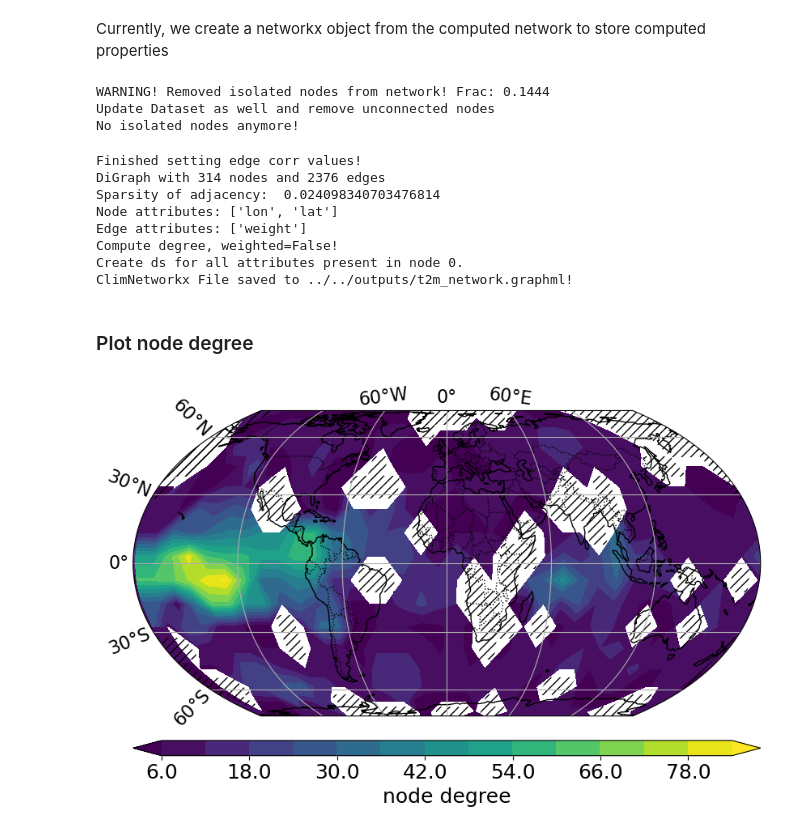
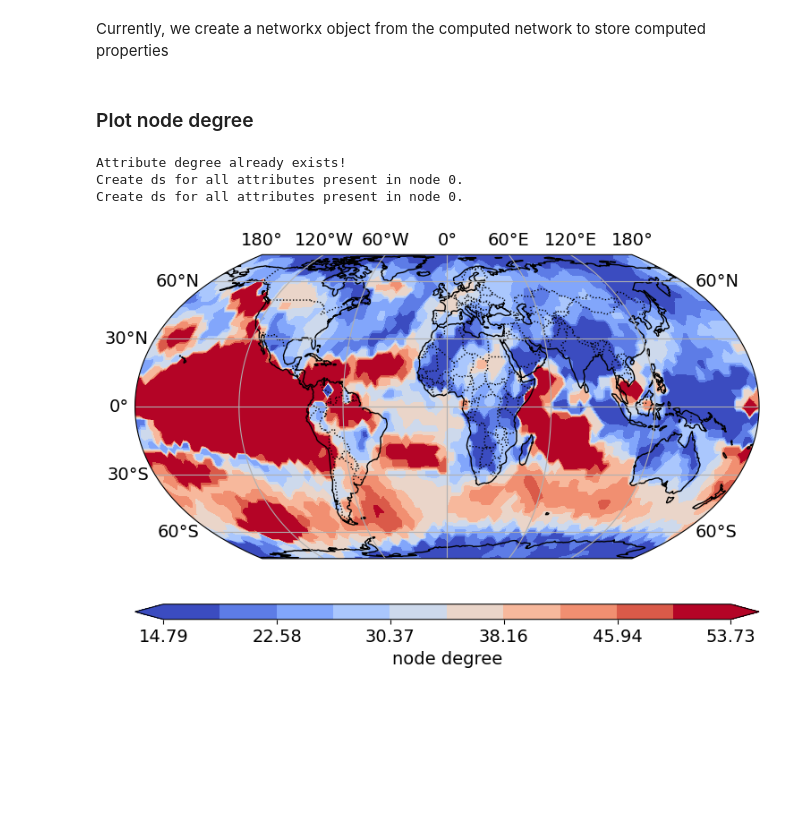
Before and after one commit to mlcs/climnet, a Jupyter notebook: bin/tutorials/create_net.ipynb, the cells around one changed output. Saved outputs shown, nothing was run; the diff lists cells and outputs as text; code cells hidden in the pictures; blank space fills up the shorter version.

Commit message:
Updated Climnetworkx. Updated tutorial.

```diff
--- a/bin/tutorials/create_net.ipynb
+++ b/bin/tutorials/create_net.ipynb
@@ -2,16 +2,16 @@
 # Create Climate Network of monthly 2m temperature from ERA5
 # %%
 import numpy as np
-from climnet.dataset import AnomalyDataset
+import climnet.datasets.dataset as cds
 import climnet.network.net as net
-import climnet.network.clim_networkx as nx
-from climnet.utils import time_utils
-import climnet.plots as cplt
+import climnet.network.clim_networkx as cn
+import geoutils.utils.time_utils as tut
+import geoutils.plotting.plots as gplt
 from importlib import reload
 
 # Set parameters and paths
-datapath = '../../data/t2m/2m_temperature_monthly_1979_2020.nc'
-datapath = '/home/strnad/data/era5/2m_temperature/2m_temperature_sfc_1979_2020_mon_mean.nc'
+datapath = '/home/strnad/data/climnet/outputs/climate_data/'
+datafile = f'{datapath}/era5_t2m_2.5_ds.nc'
 # %% [markdown]
 ### Regridding of data to an equidistant grid
 The data is interpolated to an (approximately) uniformly spaced Fekete Grid.
@@ -49,0 +46,2 @@ Created dayofyearly anomalies!
+# %%
+ds.set_var('an_dayofyear')
@@ -65,0 +54,20 @@ Created adjacency matrix.
+# %%
+reload(cn)
+Net = cn.Clim_NetworkX(dataset=ds)
+# Create Correlation Climnet
+corr_method = 'spearman'
+sig_test = 'twosided'
+post_hoc = 'standard'
+density = 0.05
+threshold = None
+weighted = True
+
+Net.create(method='corr',
+           corr_method=corr_method,
+           stat_test=sig_test,
+           confidence=0.99,
+           significance_test=post_hoc,
+           threshold=threshold,
+           density=density,
+           weighted=weighted,
+           )
@@ -86,41 +90,22 @@ Network stored to ../../outputs/t2m_fekete_net_lb.npz!
 # %% [markdown]
 Currently, we create a networkx object from the computed network to store computed properties
-# %%
-reload(nx)
-cnx = nx.Clim_NetworkX(dataset=ds,
-                    network=Net,
-                    weighted=True)
-
-# Compute node degree
-cnx.compute_network_attrs('degree')
-# save network as networkx file
-cnx.save(savepath='../../outputs/t2m_network.graphml')
-# %% [output]
-WARNING! Removed isolated nodes from network! Frac: 0.1444
-Update Dataset as well and remove unconnected nodes
-No isolated nodes anymore!
-Finished setting edge corr values!
-DiGraph with 314 nodes and 2376 edges
-Sparsity of adjacency:  0.024098340703476814
-Node attributes: ['lon', 'lat']
-Edge attributes: ['weight']
-Compute degree, weighted=False!
-Create ds for all attributes present in node 0.
-ClimNetworkx File saved to ../../outputs/t2m_network.graphml!
 # %% [markdown]
 ### Plot node degree
 # %%
-reload(cplt)
-im = cplt.plot_map(cnx.ds,
-                   cnx.ds_nx['degree'],
+reload(gplt)
+Net.compute_network_attrs('degree')
+Net.create_ds()
+im = gplt.plot_map(Net.ds_nx['weighted_degree'],
                    plot_type='contourf',
-                   significant_mask=True,
                    projection='EqualEarth',
                    plt_grid=True,
-                   levels=15,
+                   levels=10,
                    tick_step=2,
                    round_dec=3,
                    label='node degree'
                    )
 # %% [output]
+Attribute degree already exists!
+Create ds for all attributes present in node 0.
+Create ds for all attributes present in node 0.
-[figure, old version]
+[figure, new version]
```
Also changed, not shown: parts of 5 cells of this notebook, 32 other files.
